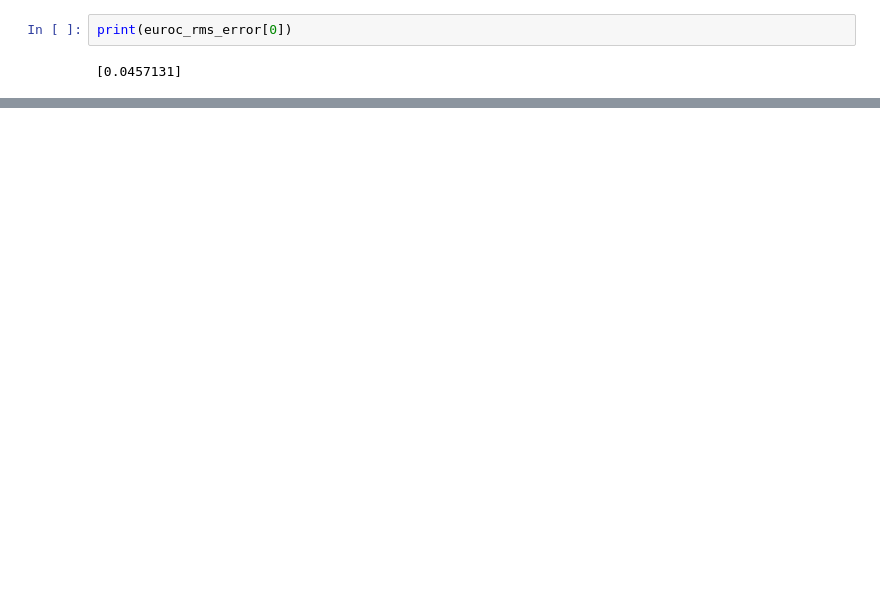
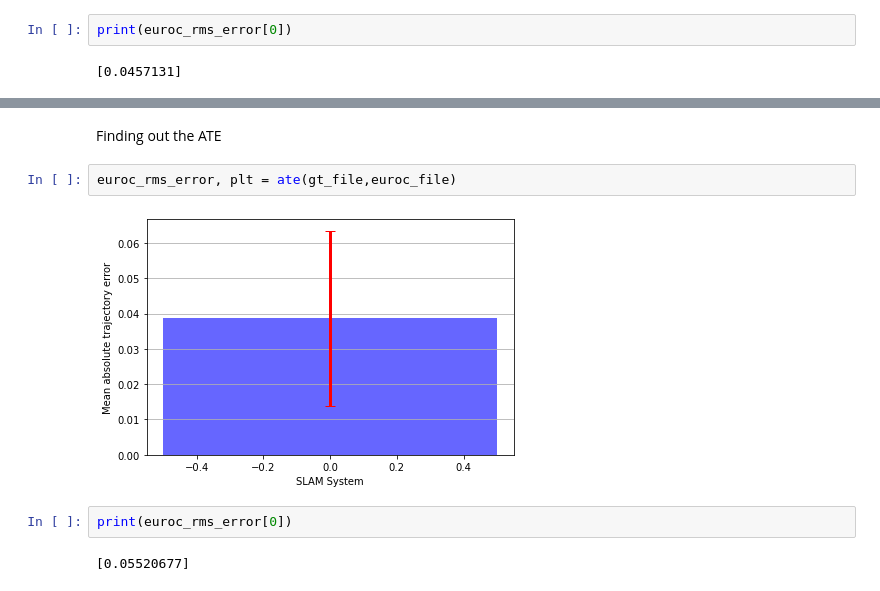
Before and after one commit to sougato97/open_vins_tracking, a Jupyter notebook: open_vins_trajectory/tracking_seminar.ipynb, the cells around one changed output, grey strips where cells are left out. Cells and saved outputs as stored; diff of their text form; blank space fills up the shorter version.

```diff
--- a/open_vins_trajectory/tracking_seminar.ipynb
+++ b/open_vins_trajectory/tracking_seminar.ipynb
@@ -164,0 +137,10 @@ plt.show()
+# %% [markdown]
+Finding out the ATE
+# %%
+euroc_rms_error, plt = ate(gt_file,euroc_file)
+# %% [output]
+[figure, added]
+# %%
+print(euroc_rms_error[0])
+# %% [output]
+[0.05520677]
```
Also changed, not shown: parts of 28 cells of this notebook.
